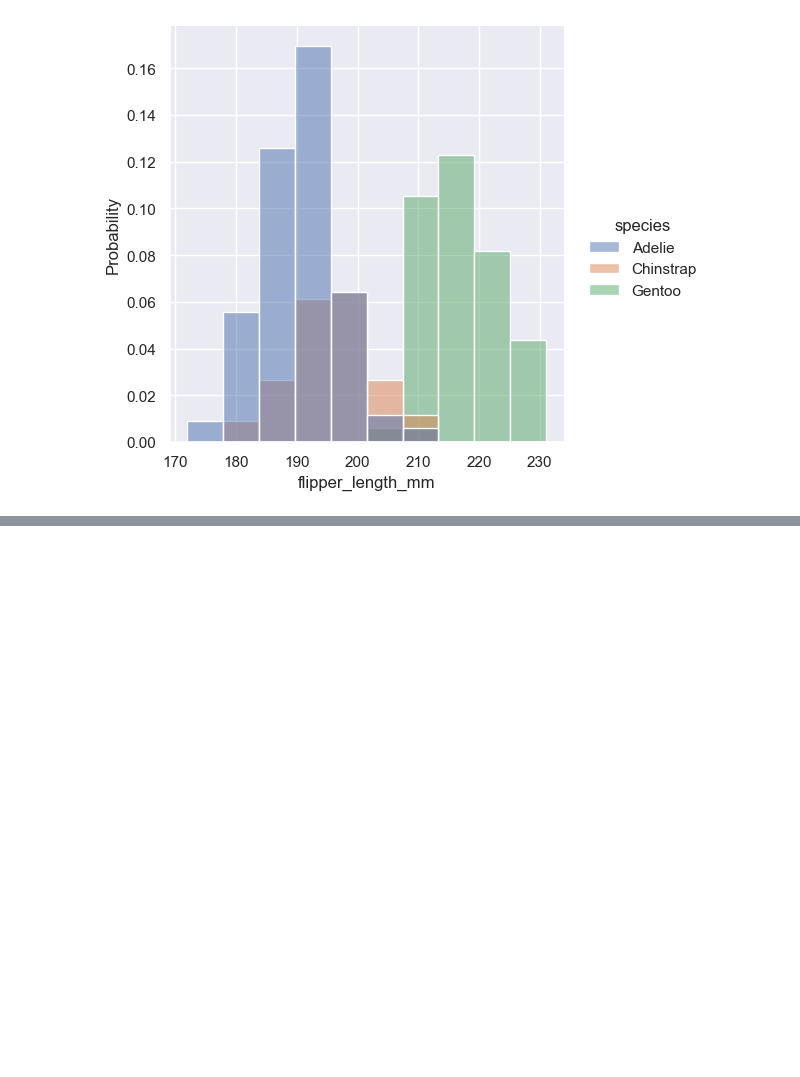
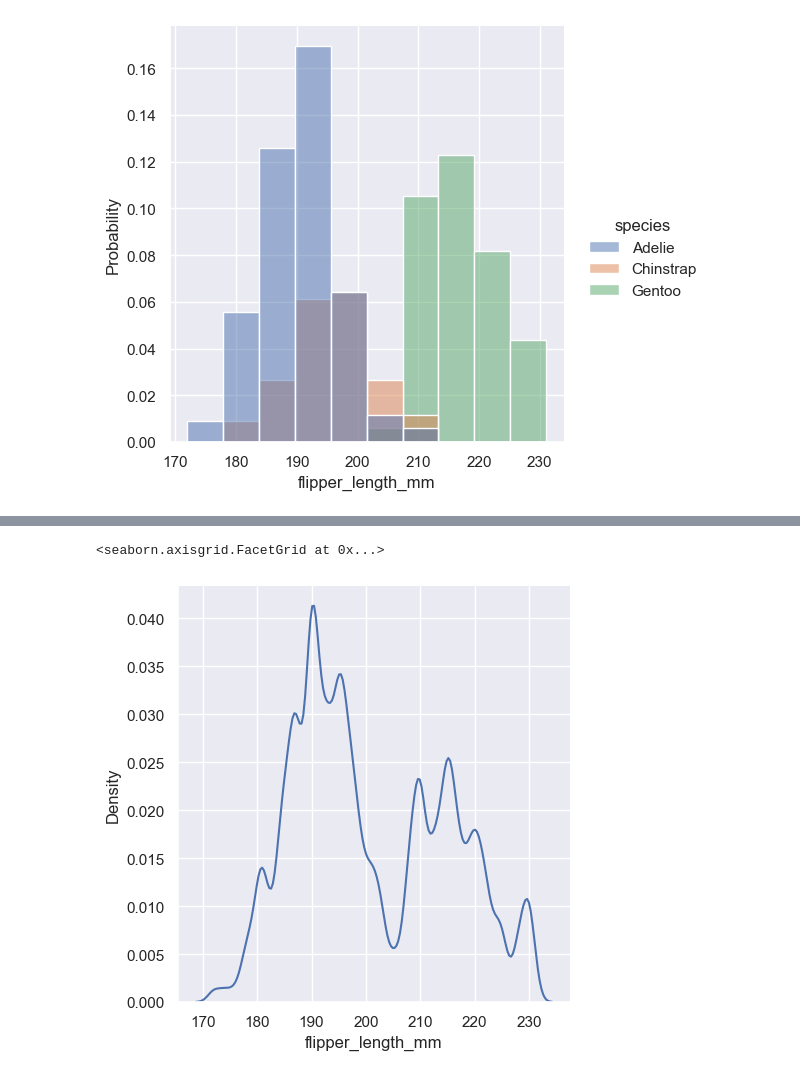
Before and after one commit to jhwn533/Pallet-Town, a Jupyter notebook: Seaborn_Tutorial/Visualizing statistical relationships.ipynb, the cells around one changed output, grey strips where cells are left out. Drawn from its saved outputs; the diff is of its cells as text; code cells hidden in the pictures; blank space fills up the shorter version.

```diff
--- a/Seaborn_Tutorial/Visualizing statistical relationships.ipynb
+++ b/Seaborn_Tutorial/Visualizing statistical relationships.ipynb
@@ -479,0 +497,6 @@ sns.displot(penguins, x="flipper_length_mm", hue="species", stat="probability")
+# %%
+# 대역폭을 좁게 그린 경우 - 봉우리가 훨씬 명확하지만 매끄럽지 못함(under-smoothed)
+sns.displot(penguins, x="flipper_length_mm", kind="kde", bw_adjust=.25)
+# %% [output]
+<seaborn.axisgrid.FacetGrid at 0x...>
+[figure, added]
```
Also changed, not shown: parts of 18 cells of this notebook.
